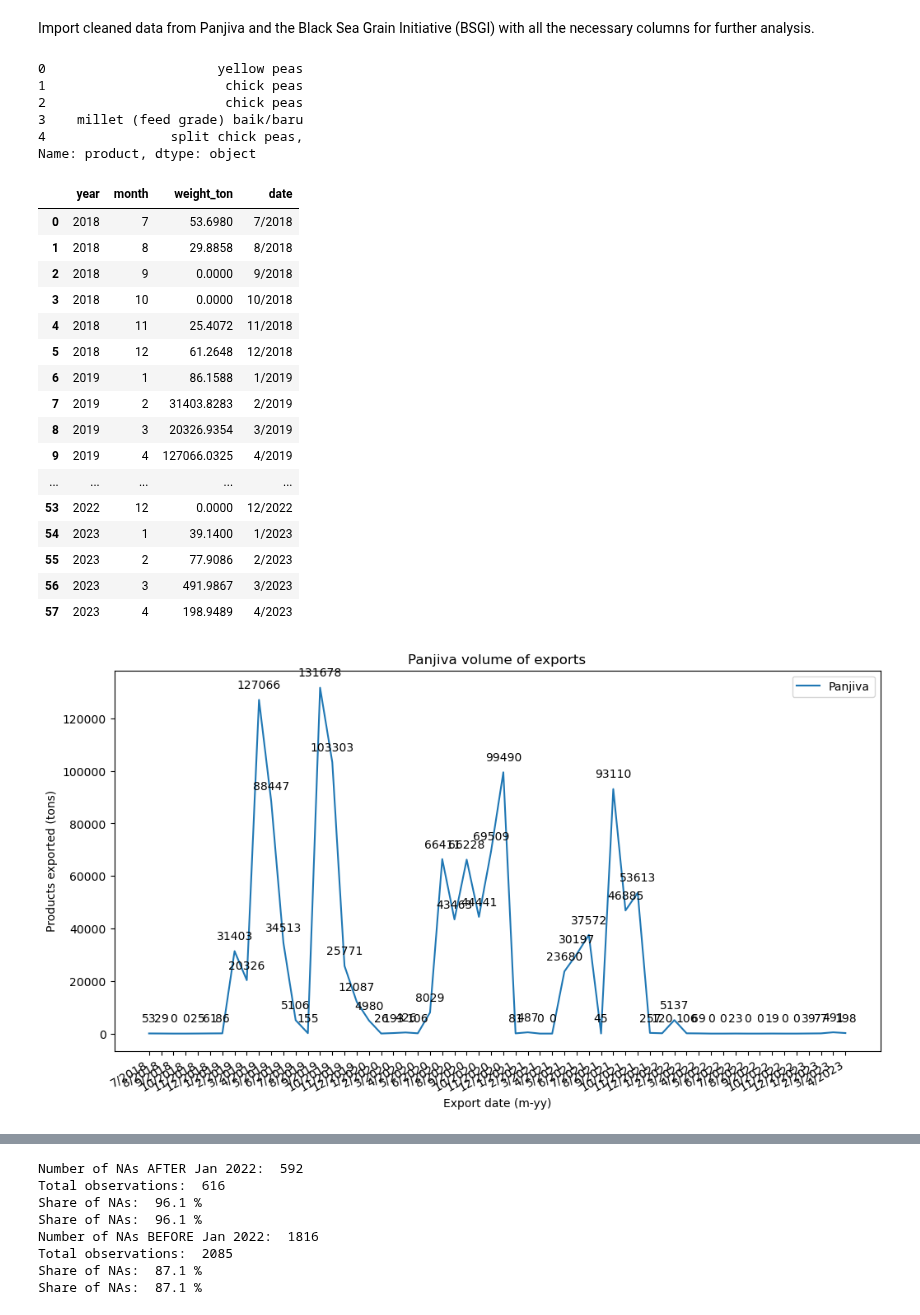
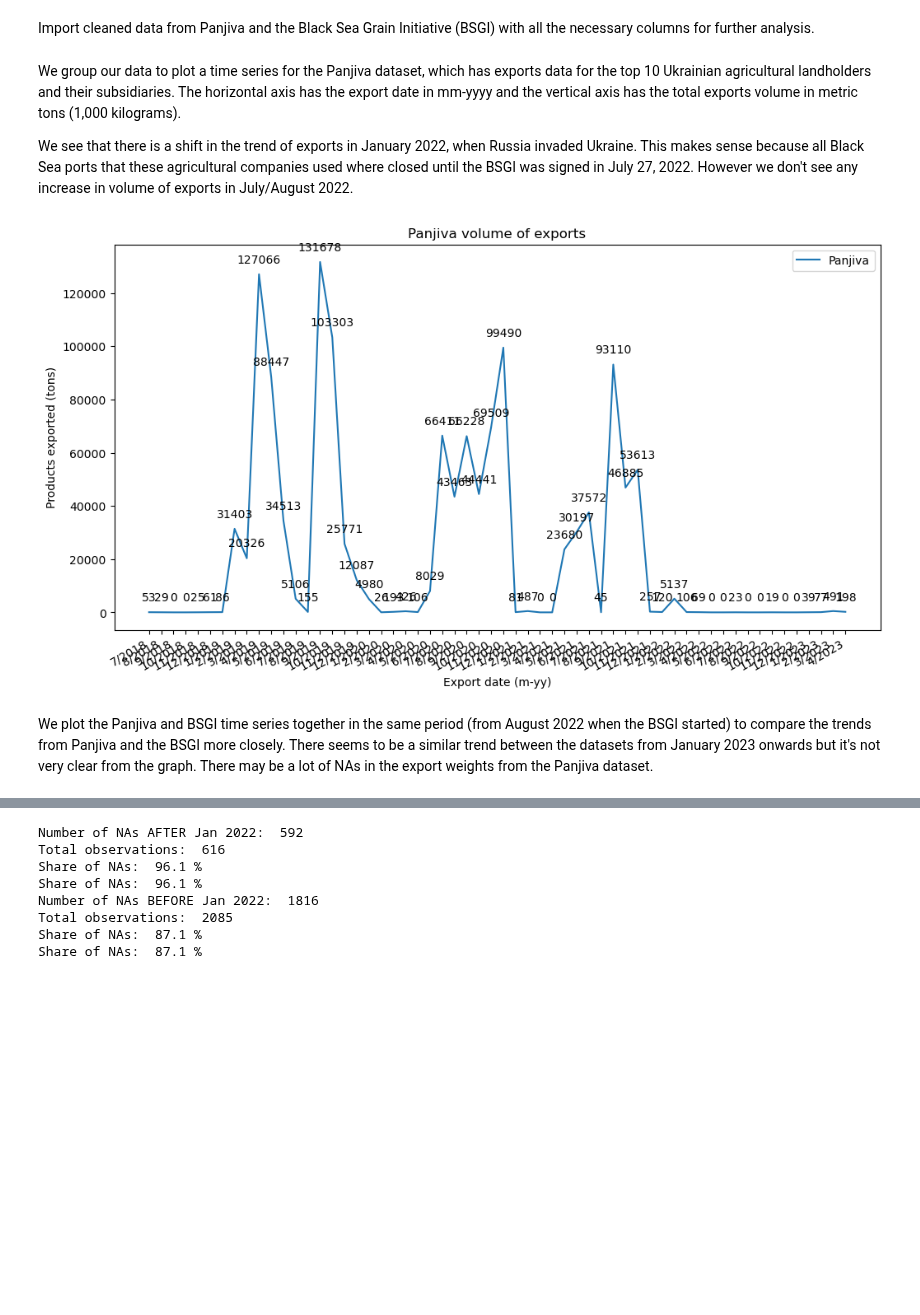
Before and after one commit to uchicago-dsi/oakland-institute-ukraine, a Jupyter notebook: notebooks/panjiva.ipynb, the cells around one changed output, grey strips where cells are left out. Cells and saved outputs as stored; diff of their text form; code cells hidden in the pictures; blank space fills up the shorter version.

Commit message:
Cleaned panjiva nb to include only necessary functions

```diff
--- a/notebooks/panjiva.ipynb
+++ b/notebooks/panjiva.ipynb
@@ -23,18 +21,3 @@ pd.set_option('display.float_format', lambda x: '%.4f' % x)
 # %% [markdown]
 Import cleaned data from Panjiva and the Black Sea Grain Initiative
 (BSGI) with all the necessary columns for further analysis.
-# %%
-ig = get_data("ig")
-bsgi = get_data("bsgi")
-panjiva = get_data("panjiva")
-
-clean_column(panjiva, "shipment_origin")
-panjiva = panjiva.loc[panjiva.loc[:, "shipment_origin"] == "ukraine"]
-panjiva["product"].head()
-# %% [output]
-0                      yellow peas
-1                       chick peas
-2                       chick peas
-3    millet (feed grade) baik/baru
-4                split chick peas,
-Name: product, dtype: object
@@ -41,27 +27,25 @@ Name: product, dtype: object
+# %% [markdown]
+We group our data to plot a time series for the Panjiva dataset, which has
+exports data for the top 10 Ukrainian agricultural landholders and their
+subsidiaries. The horizontal axis has the export date in mm-yyyy and the
+vertical axis has the total exports volume in metric tons (1,000 kilograms).
+
+We see that there is a shift in the trend of exports in January 2022, when
+Russia invaded Ukraine. This makes sense because all Black Sea ports that these
+agricultural companies used where closed until the BSGI was signed in July 27,
+2022. However we don't see any increase in volume of exports in July/August 2022.
 # %%
 panjiva_g = cargo_grouping(panjiva, ["year", "month"], ["weight_ton"], ["year", "month"], True)
 panjiva_g["date"] = panjiva_g["month"].astype(str) + "/" + panjiva_g["year"].astype(str)
 plot_line(panjiva_g["date"], [panjiva_g["weight_ton"]], ["Panjiva"], "Panjiva volume of exports", "Export date (m-yy)", "Products exported (tons)", False)
-panjiva_g
 # %% [output]
-|  | year | month | weight_ton | date |
-| 0 | 2018 | 7 | 53.6980 | 7/2018 |
-| 1 | 2018 | 8 | 29.8858 | 8/2018 |
-| 2 | 2018 | 9 | 0.0000 | 9/2018 |
-| 3 | 2018 | 10 | 0.0000 | 10/2018 |
-| 4 | 2018 | 11 | 25.4072 | 11/2018 |
-| 5 | 2018 | 12 | 61.2648 | 12/2018 |
-| 6 | 2019 | 1 | 86.1588 | 1/2019 |
-| 7 | 2019 | 2 | 31403.8283 | 2/2019 |
-| 8 | 2019 | 3 | 20326.9354 | 3/2019 |
-| 9 | 2019 | 4 | 127066.0325 | 4/2019 |
-| ... | ... | ... | ... | ... |
-| 53 | 2022 | 12 | 0.0000 | 12/2022 |
-| 54 | 2023 | 1 | 39.1400 | 1/2023 |
-| 55 | 2023 | 2 | 77.9086 | 2/2023 |
-| 56 | 2023 | 3 | 491.9867 | 3/2023 |
-| 57 | 2023 | 4 | 198.9489 | 4/2023 |
-[figure, old version]
+[figure, new version]
+# %% [markdown]
+We plot the Panjiva and BSGI time series together in the same period (from August 2022 when the
+BSGI started) to compare the trends from Panjiva and the BSGI more closely. There
+seems to be a similar trend between the datasets from January 2023 onwards but
+it's not very clear from the graph. There may be a lot of NAs in the export weights
+from the Panjiva dataset.
 # %%
 bsgi_g = cargo_grouping(bsgi, ["year", "month"], ["weight_ton"], ["year", "month"], True)
 bsgi_g["date"] = bsgi_g["month"].astype(str) + "/" + bsgi_g["year"].astype(str)
```
Also changed, not shown: parts of 13 cells of this notebook, 1 other file.
